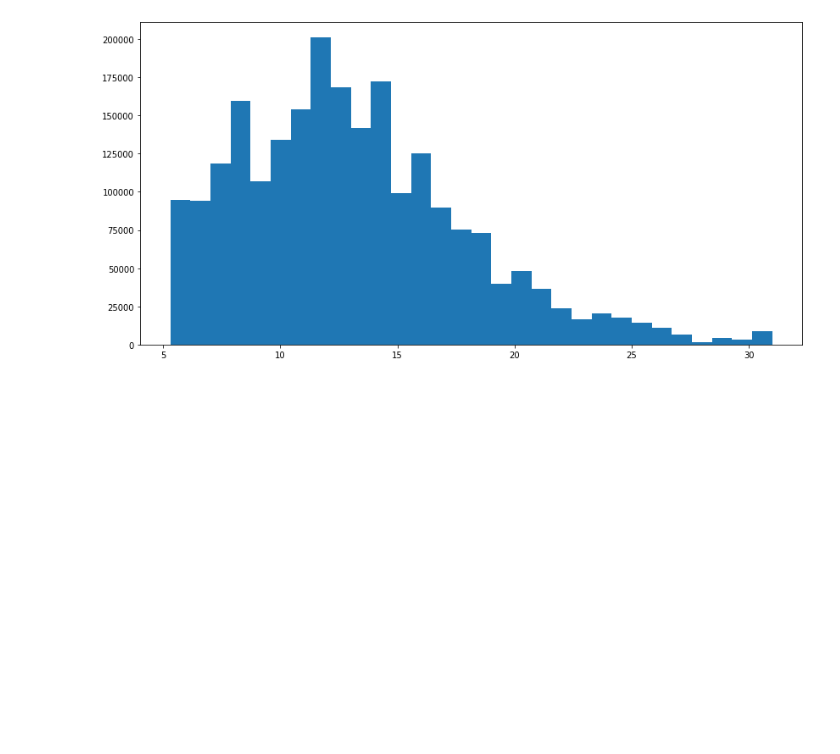
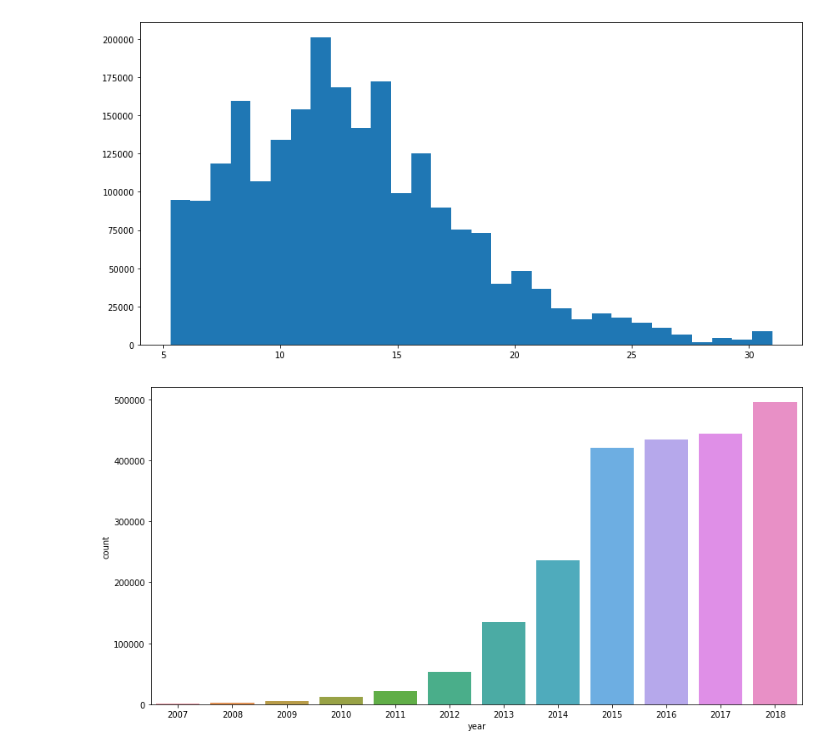
Before and after one commit to andrewhnberry/Identifying-bad-debt, a Jupyter notebook: Part 1 - Exploratory Data Analysis.ipynb, the cells around one changed output. Drawn from its saved outputs; the diff is of its cells as text; code cells hidden in the pictures; blank space fills up the shorter version.

```diff
--- a/Part 1 - Exploratory Data Analysis.ipynb
+++ b/Part 1 - Exploratory Data Analysis.ipynb
@@ -268,3 +271,14 @@ plt.hist(x = df['int_rate'], bins = 30)
 plt.show()
 # %% [output]
 [figure]
+# %%
+#Lets measure how many loans were created each year.
+# First we need to create a new column year, and transform the issue_date
+# feature to year
+df['year'] = pd.to_datetime(df.issue_d).dt.year
+# %%
+plt.figure(figsize = (14,7))
+sns.countplot(x = df.year, data = df)
+plt.show()
+# %% [output]
+[figure, added]
```
Also changed, not shown: parts of 1 cell of this notebook.
